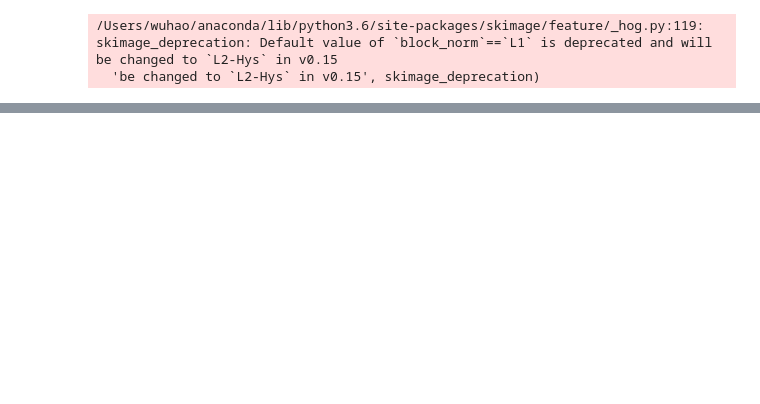
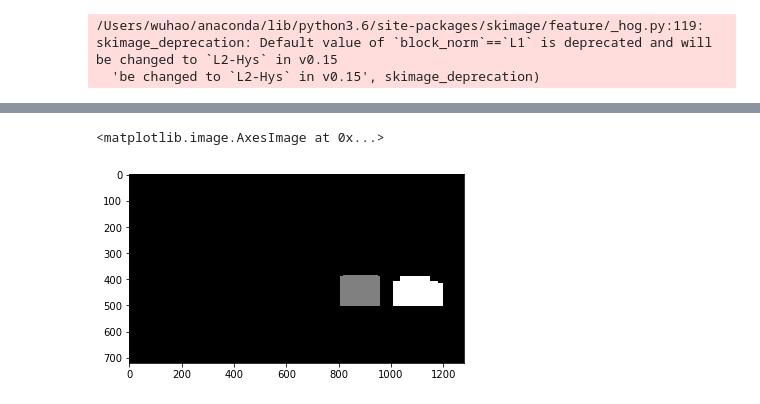
Before and after one commit to JWC1212/CarND-Vehicle-Detection-master, a Jupyter notebook: vehicle_detection.ipynb, the cells around one changed output, grey strips where cells are left out. Saved outputs shown, nothing was run; the diff lists cells and outputs as text; code cells hidden in the pictures; blank space fills up the shorter version.

```diff
--- a/vehicle_detection.ipynb
+++ b/vehicle_detection.ipynb
@@ -449,0 +545,23 @@ fig.tight_layout()
+# %%
+syn_frame_bboxes=[]
+for i in range(6):
+    syn_frame_bboxes.extend(total_bboxes_list[i])
+
+heat = np.zeros_like(test_img_list[0][:,:,0]).astype(np.float)
+# Add heat to each box in box list
+total_heat = add_heat(heat,syn_frame_bboxes)
+
+# Apply threshold to help remove false positives
+total_heat = apply_threshold(total_heat,4)
+
+# Visualize the heatmap when displaying
+total_heatmap = np.clip(total_heat, 0, 255)
+#mpimg.imsave('./test_images/final_heatmap_test'+str(i+1)+'.jpg',heatmap_list[i])
+# Find final boxes from heatmap using label function
+total_labels = label(total_heatmap)
+final_img=draw_labeled_bboxes(np.copy(test_img_list[0]), total_labels)
+    #mpimg.imsave('./test_images/final_test'+str(i+1)+'.jpg',draw_img_list[i])
+plt.imshow(total_labels[0],cmap='gray')
+# %% [output]
+<matplotlib.image.AxesImage at 0x...>
+[figure, added]
```
Also changed, not shown: parts of 14 cells of this notebook, 1 other file.
